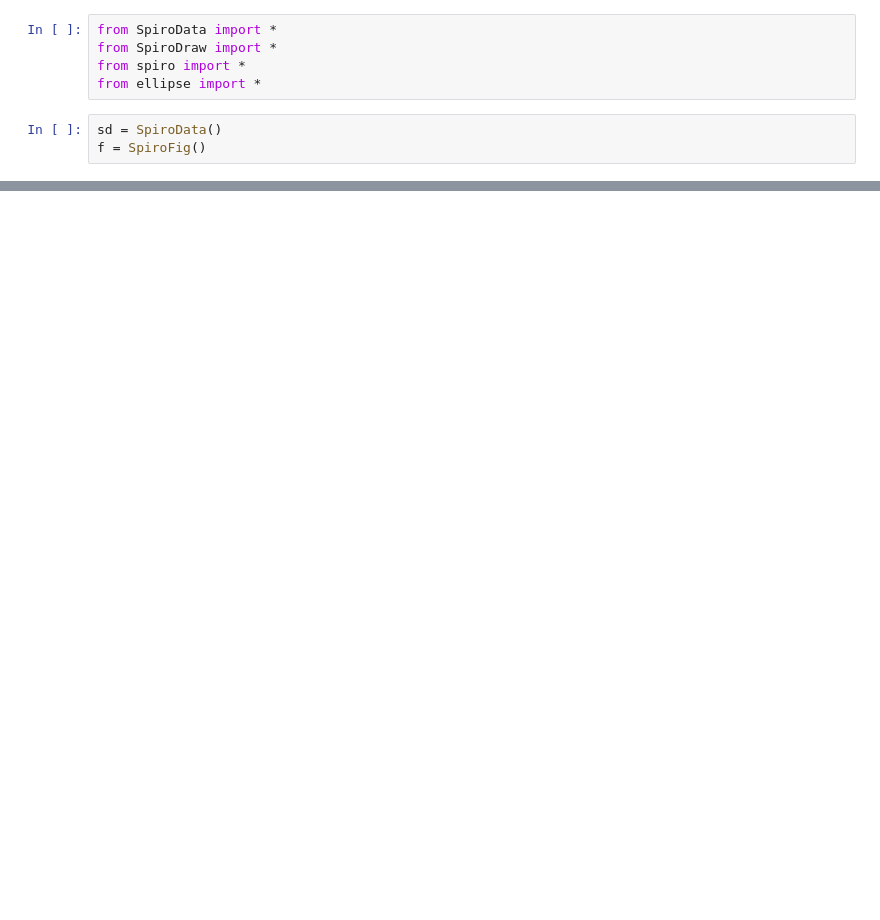
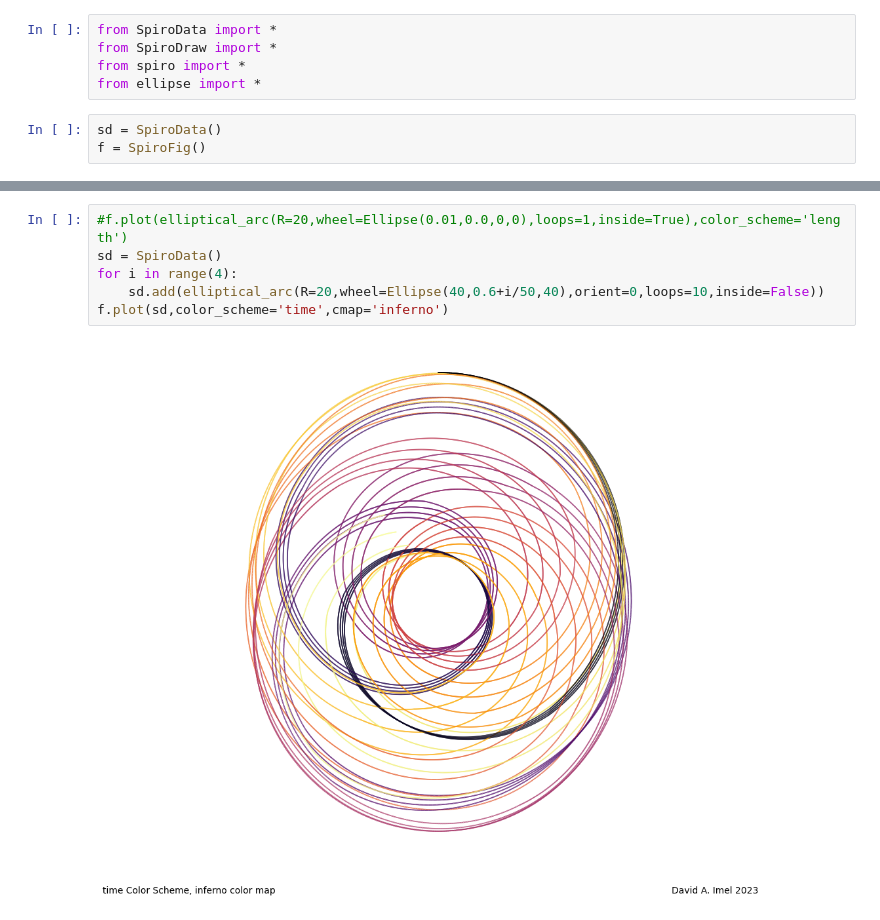
Before and after one commit to donalgrant/spiro, a Jupyter notebook: ellipticals.ipynb, the cells around one changed output, grey strips where cells are left out. Drawn from its saved outputs; the diff is of its cells as text; blank space fills up the shorter version.

```diff
--- a/ellipticals.ipynb
+++ b/ellipticals.ipynb
@@ -25,0 +14,8 @@ f.caption('multiple elliptical arcs')
+# %%
+#f.plot(elliptical_arc(R=20,wheel=Ellipse(0.01,0.0,0,0),loops=1,inside=True),color_scheme='length')
+sd = SpiroData()
+for i in range(4):
+    sd.add(elliptical_arc(R=20,wheel=Ellipse(40,0.6+i/50,40),orient=0,loops=10,inside=False))
+f.plot(sd,color_scheme='time',cmap='inferno')
+# %% [output]
+[figure, added]
```
Also changed, not shown: parts of 12 cells of this notebook, 2 other files.
